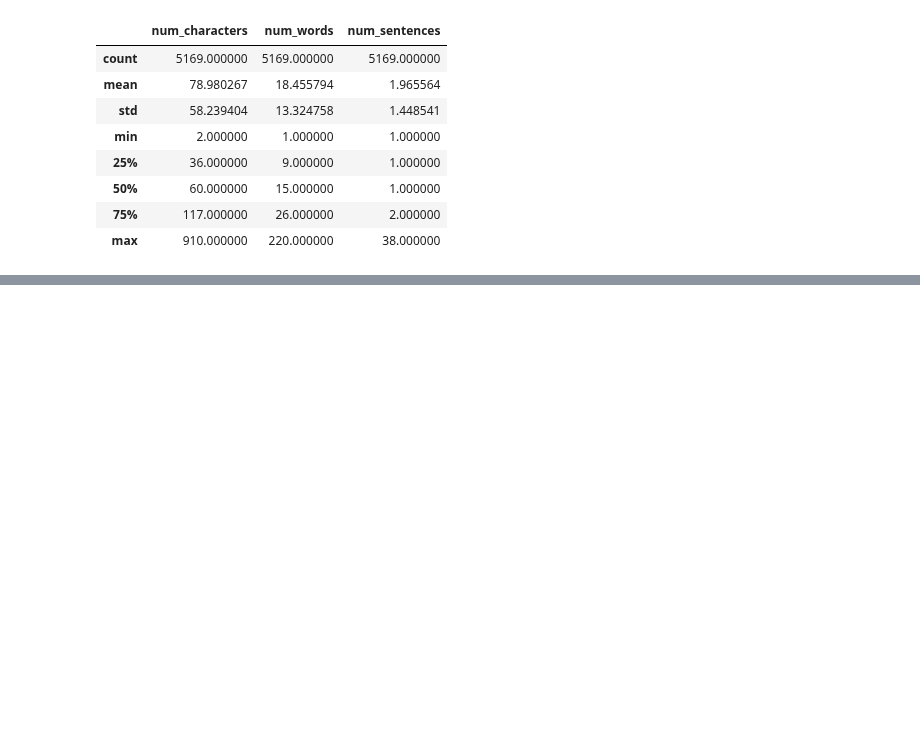
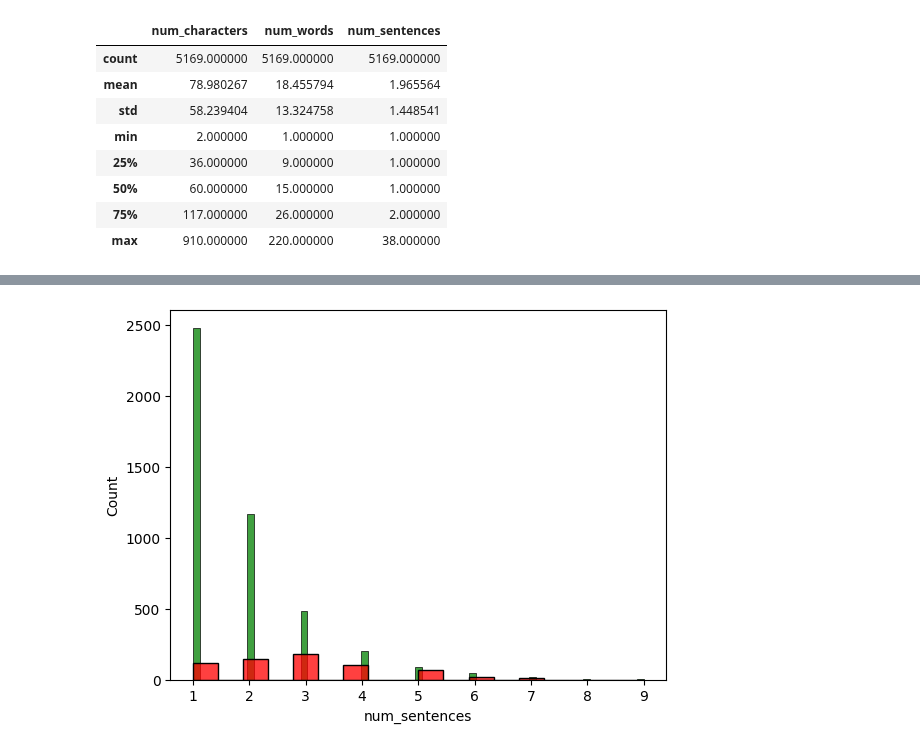
Before and after one commit to Sarvesh-Kesharwani/Spam_Classifier, a Jupyter notebook: 2. data_cleaning/1.ipynb, the cells around one changed output, grey strips where cells are left out. Saved outputs shown, nothing was run; the diff lists cells and outputs as text; code cells hidden in the pictures; blank space fills up the shorter version.

```diff
--- a/2. data_cleaning/1.ipynb
+++ b/2. data_cleaning/1.ipynb
@@ -140,0 +183,7 @@ data[['num_characters', 'num_words', 'num_sentences']].describe()
+# %%
+# hist comparison of num of sentences in both categories
+sns.histplot(data[(data['ham_or_spam']==0) & (data['num_sentences']<10)]['num_sentences'], color='g')
+sns.histplot(data[(data['ham_or_spam']==1) & (data['num_sentences']<10)]['num_sentences'], color='r')
+plt.show()
+# %% [output]
+[figure, added]
```
Also changed, not shown: parts of 8 cells of this notebook, 1 other file.
